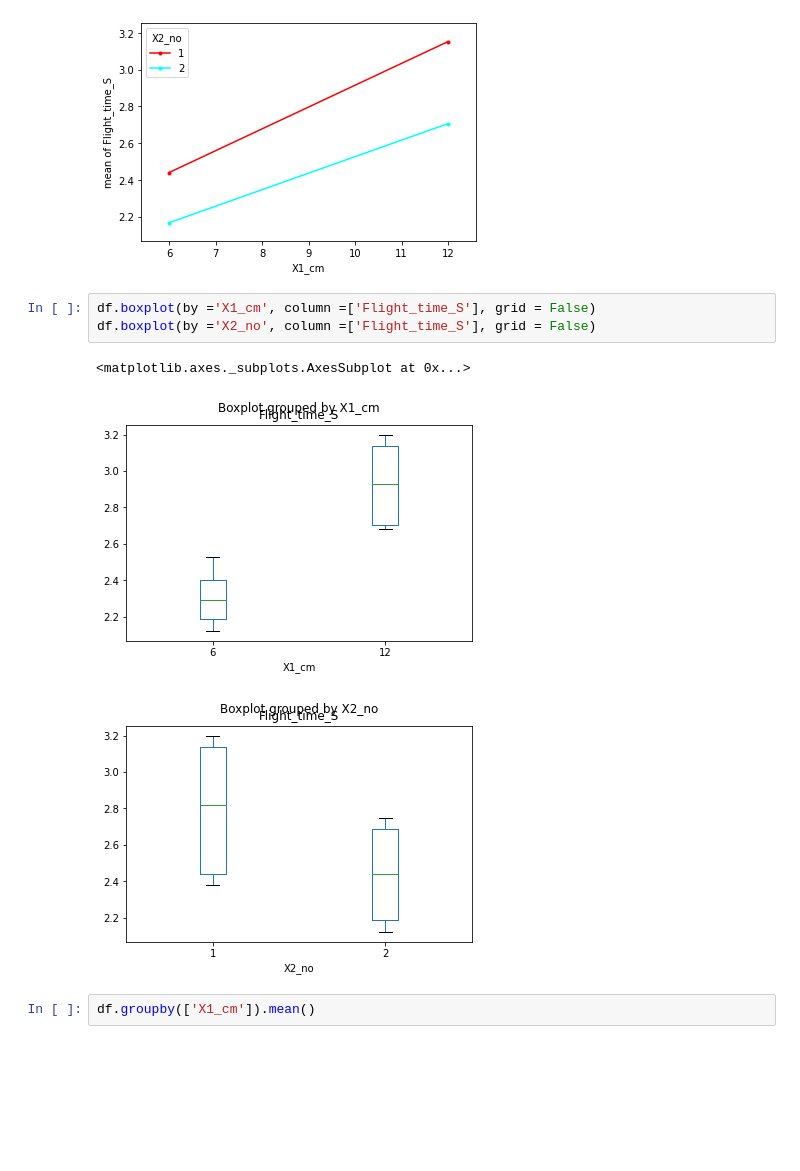
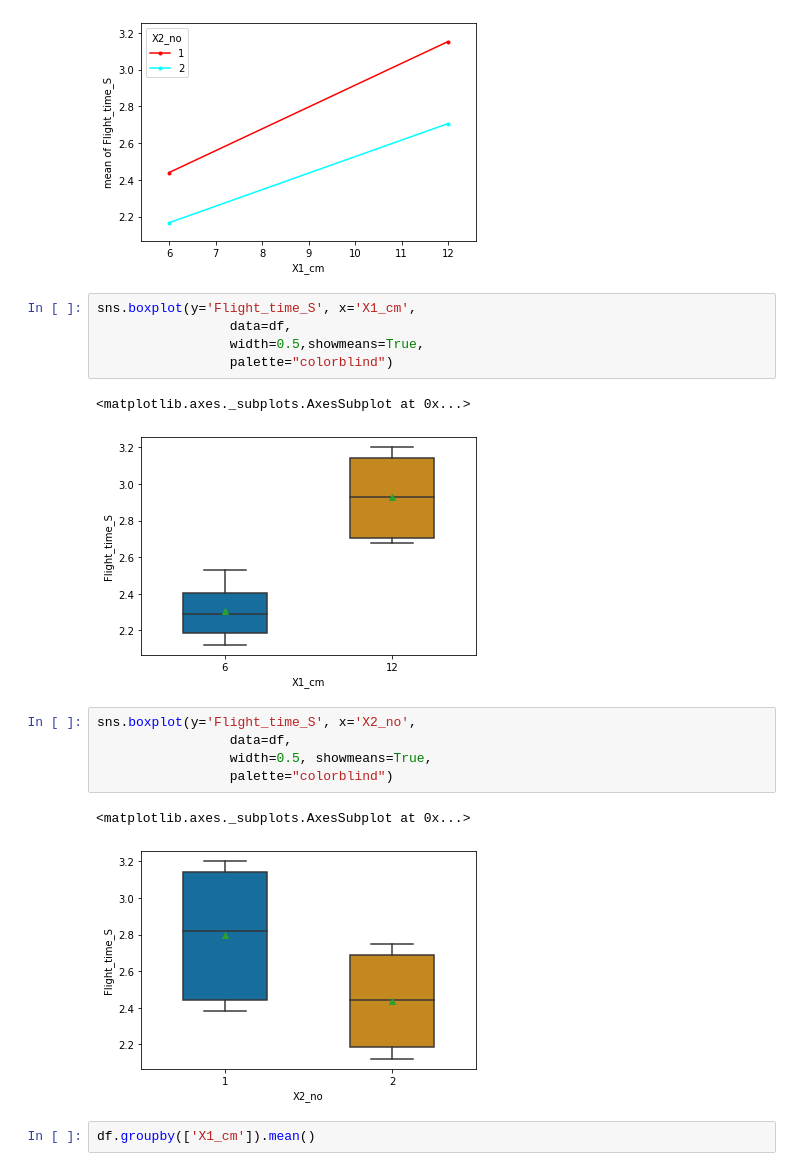
Before and after one commit to sankarsasmal/Python, a Jupyter notebook: Statistics_with_Python_Quickstart.ipynb, the cells around one changed output. Saved outputs shown, nothing was run; the diff lists cells and outputs as text; blank space fills up the shorter version.

```diff
--- a/Statistics_with_Python_Quickstart.ipynb
+++ b/Statistics_with_Python_Quickstart.ipynb
@@ -77,13 +78,22 @@ interaction_plot(df['X1_cm'],df['X2_no'],df['Flight_time_S'])
 plt.show()
 # %% [output]
 [figure]
-# %%
-df.boxplot(by ='X1_cm', column =['Flight_time_S'], grid = False)
-df.boxplot(by ='X2_no', column =['Flight_time_S'], grid = False)
-# %% [output]
-<matplotlib.axes._subplots.AxesSubplot at 0x...>
-[figure, removed]
-[figure, removed]
+# %%
+sns.boxplot(y='Flight_time_S', x='X1_cm',
+                 data=df,
+                 width=0.5,showmeans=True,
+                 palette="colorblind")
+# %% [output]
+<matplotlib.axes._subplots.AxesSubplot at 0x...>
+[figure, added]
+# %%
+sns.boxplot(y='Flight_time_S', x='X2_no',
+                 data=df,
+                 width=0.5, showmeans=True,
+                 palette="colorblind")
+# %% [output]
+<matplotlib.axes._subplots.AxesSubplot at 0x...>
+[figure, added]
 # %%
 df.groupby(['X1_cm']).mean()
 # %% [output]
```
Also changed, not shown: parts of 1 cell of this notebook.
